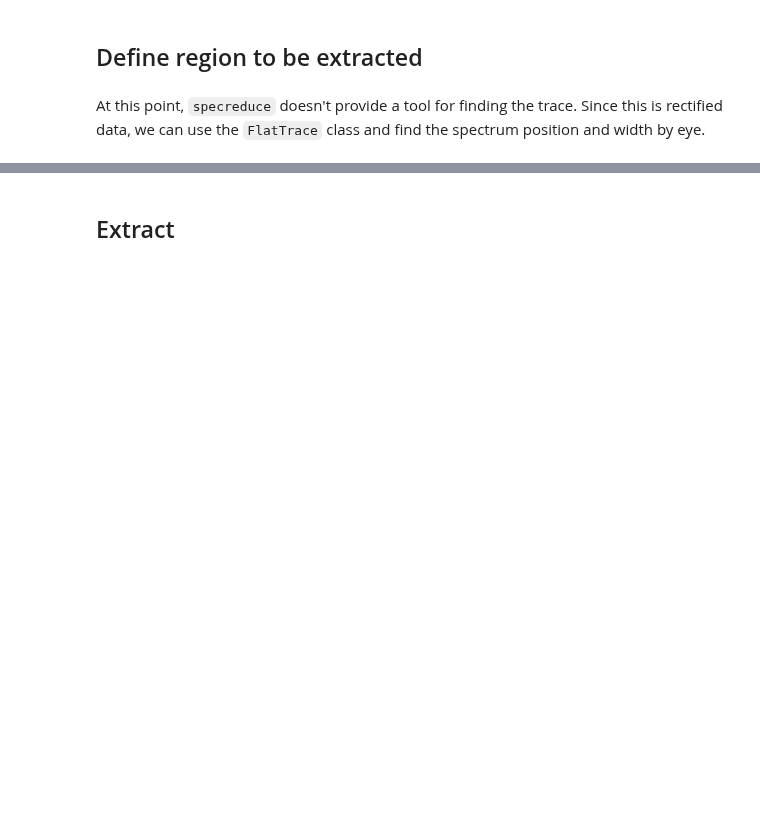
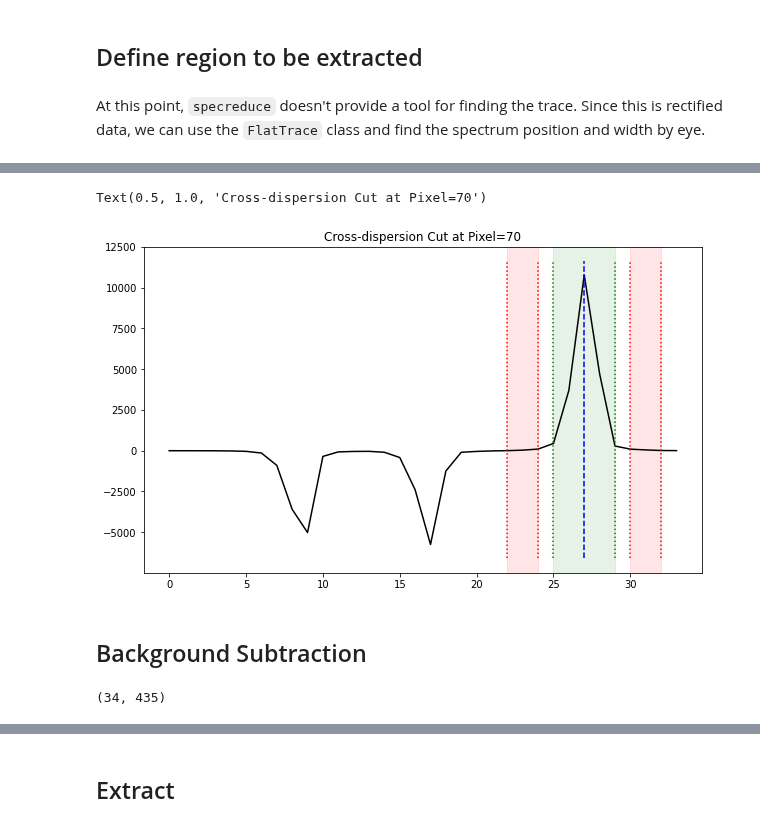
Before and after one commit to astropy/specreduce, a Jupyter notebook: notebook_sandbox/jwst_boxcar/boxcar_extraction.ipynb, the cells around one changed output, grey strips where cells are left out. Drawn from its saved outputs; the diff is of its cells as text; code cells hidden in the pictures; blank space fills up the shorter version.

```diff
--- a/notebook_sandbox/jwst_boxcar/boxcar_extraction.ipynb
+++ b/notebook_sandbox/jwst_boxcar/boxcar_extraction.ipynb
@@ -80,16 +92,35 @@ plt.title("slit[0] slice")
 # extraction parameters based on image above
 ext_center = 27
 ext_width = 4
+
+bkg_sep = 4
+bkg_width = 2
 # %%
 # Plot along cross-disperion cut showing the extraction parameters
 fig, ax = plt.subplots(figsize=(10, 6))
 y = np.arange(image.shape[0])
 ax.plot(y, image[:,70], 'k-')
 mm = np.array([ext_center, ext_center])
 mm_y = ax.get_ylim()
 
+# extraction region
+ax.axvspan(ext_center - ext_width/2., ext_center + ext_width/2., color='green', alpha=0.1)
 ax.plot(mm, mm_y, 'b--')
 ax.plot(mm - ext_width/2., mm_y, 'g:')
 ax.plot(mm + ext_width/2., mm_y, 'g:')
 
+# background region, symmetric on both sides of extraction region
+ax.axvspan(ext_center - bkg_sep - bkg_width/2., ext_center - bkg_sep + bkg_width/2., color='red', alpha=0.1)
+ax.plot(mm - bkg_sep - bkg_width/2., mm_y, 'r:')
+ax.plot(mm - bkg_sep + bkg_width/2., mm_y, 'r:')
+
+ax.axvspan(ext_center + bkg_sep - bkg_width/2., ext_center + bkg_sep + bkg_width/2., color='red', alpha=0.1)
+ax.plot(mm + bkg_sep - bkg_width/2., mm_y, 'r:')
+ax.plot(mm + bkg_sep + bkg_width/2., mm_y, 'r:')
+
 ax.set_title("Cross-dispersion Cut at Pixel=70")
+# %% [output]
+Text(0.5, 1.0, 'Cross-dispersion Cut at Pixel=70')
+[figure, added]
+# %% [markdown]
+## Background Subtraction
@@ -95,0 +134,5 @@ ax.set_title("Cross-dispersion Cut at Pixel=70")
+# %%
+# access the underlying weight image
+bg.bkg_wimage.shape
+# %% [output]
+(34, 435)
```
Also changed, not shown: parts of 17 cells of this notebook, 3 other files.
